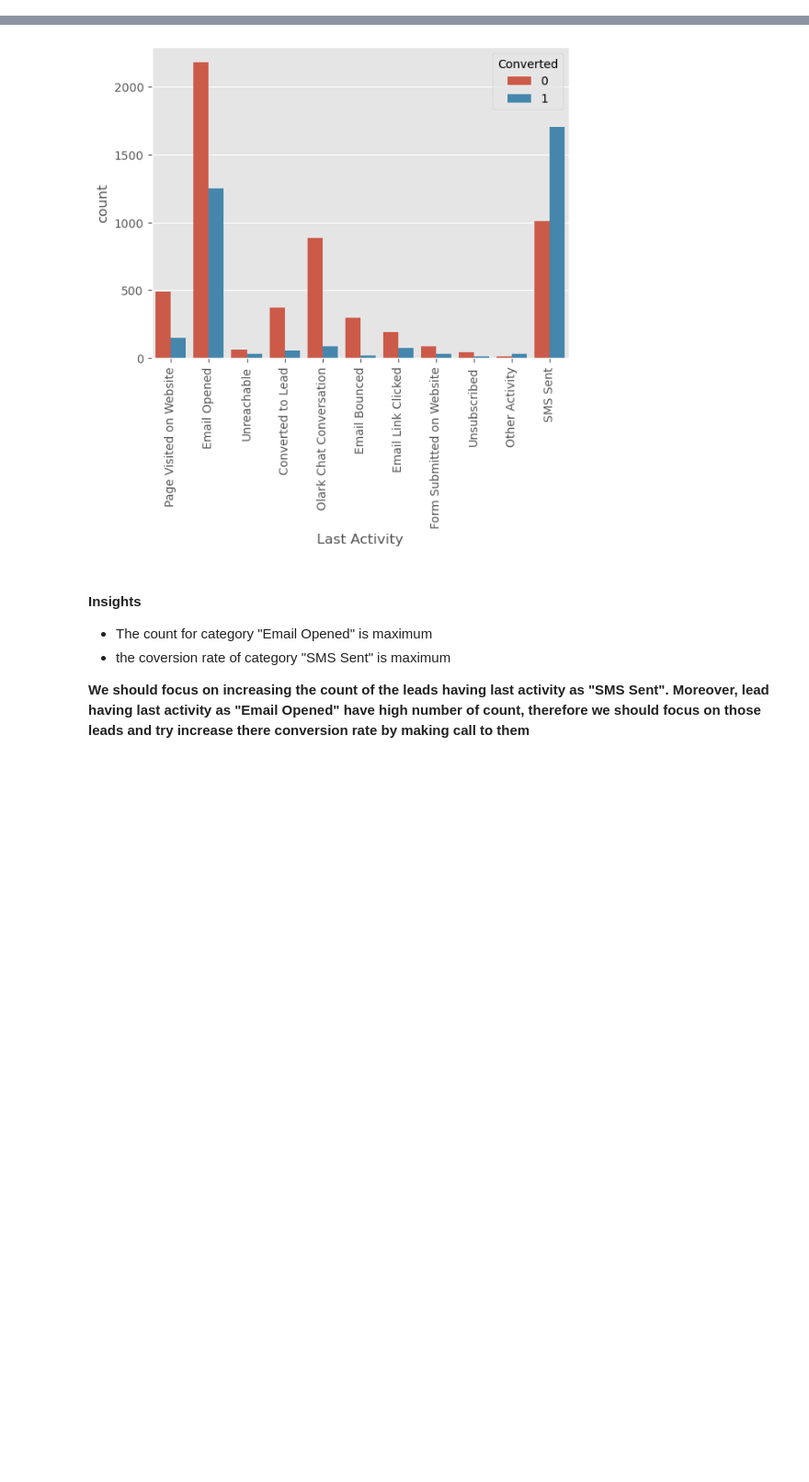
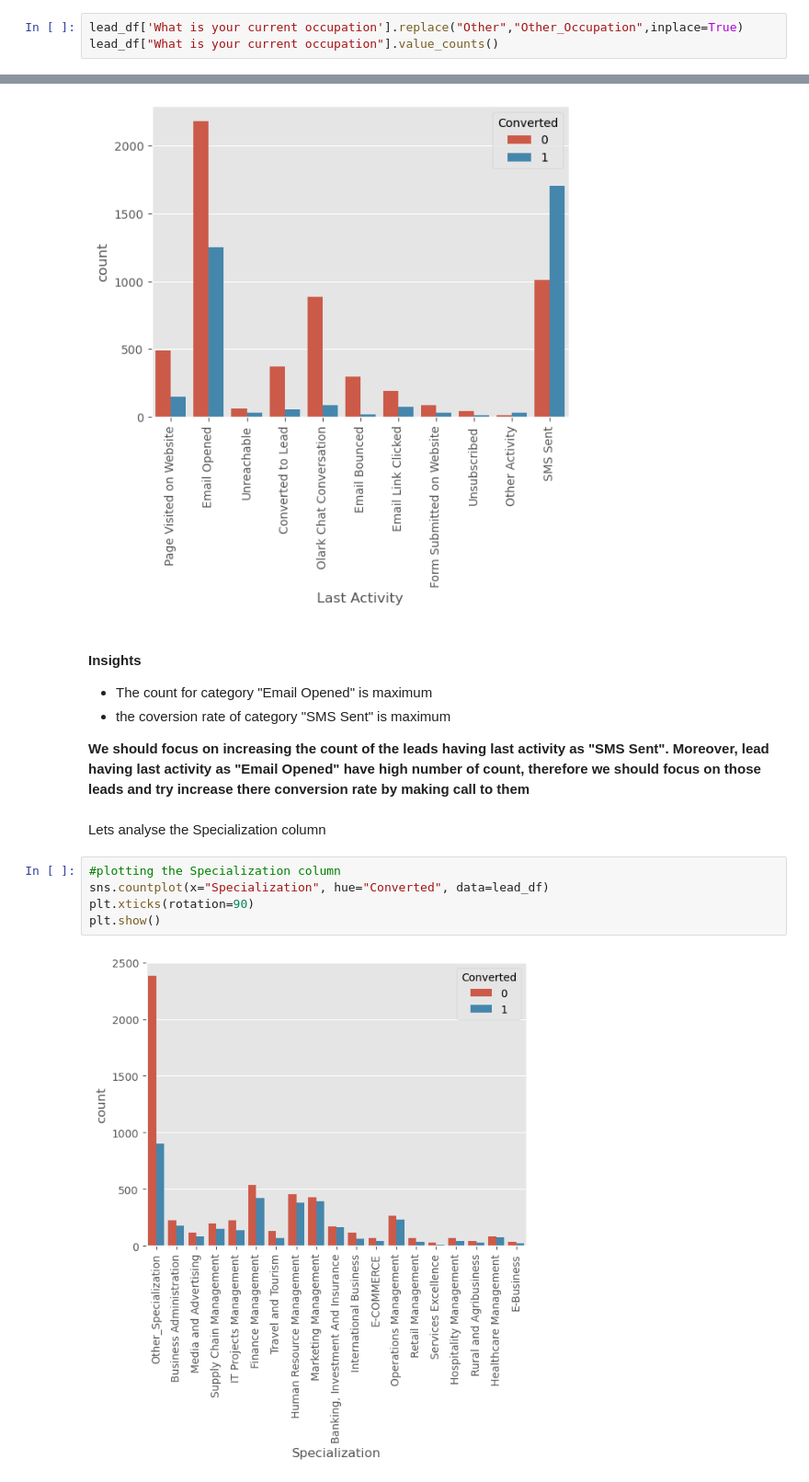
Before and after one commit to gursewak96/lead-scoring-case-study, a Jupyter notebook: Lead_Scoring_Case_Study.ipynb, the cells around one changed output, grey strips where cells are left out. Shown at 92% size. Saved outputs shown, nothing was run; the diff lists cells and outputs as text; blank space fills up the shorter version.

```diff
--- a/Lead_Scoring_Case_Study.ipynb
+++ b/Lead_Scoring_Case_Study.ipynb
@@ -207,0 +248,3 @@ dtype: float64
+# %%
+lead_df['What is your current occupation'].replace("Other","Other_Occupation",inplace=True)
+lead_df["What is your current occupation"].value_counts()
@@ -483,3 +513,12 @@ plt.show()
 - the coversion rate of category "SMS Sent" is maximum
 
 <b>We should focus on increasing the count of the leads having last activity as "SMS Sent". Moreover, lead having last activity as "Email Opened" have high number of count, therefore we should focus on those leads and try increase there conversion rate by making call to them</b>
+# %% [markdown]
+Lets analyse the Specialization column
+# %%
+#plotting the Specialization column
+sns.countplot(x="Specialization", hue="Converted", data=lead_df)
+plt.xticks(rotation=90)
+plt.show()
+# %% [output]
+[figure, added]
```
Also changed, not shown: parts of 84 cells of this notebook.
